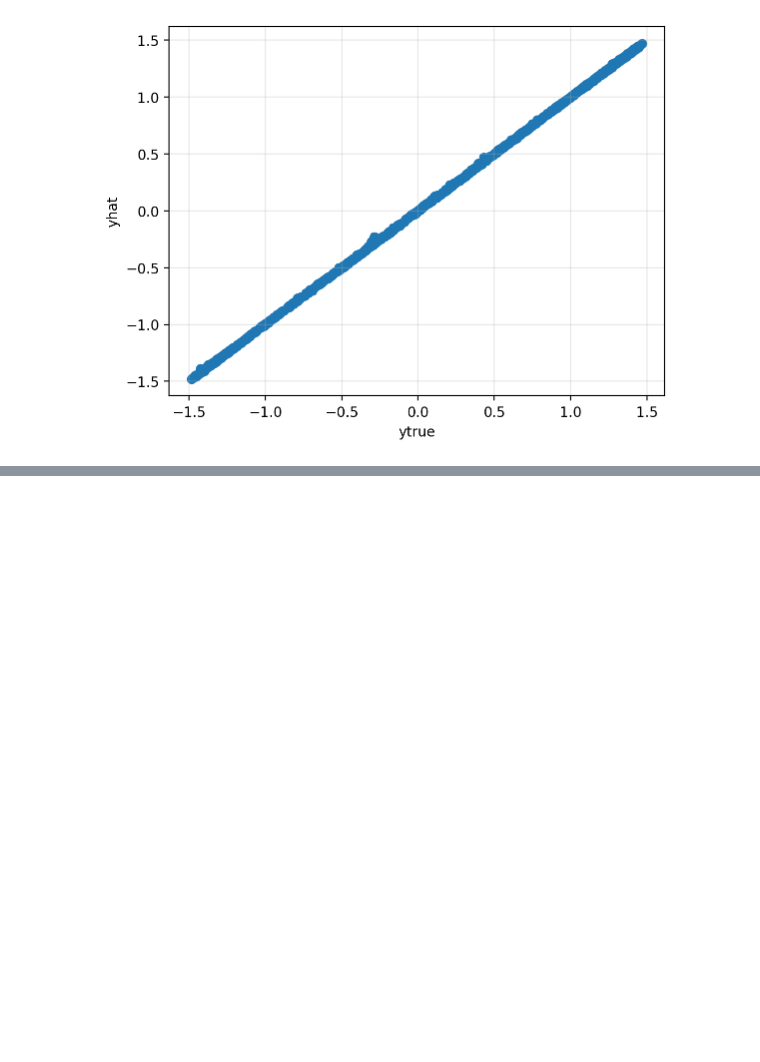
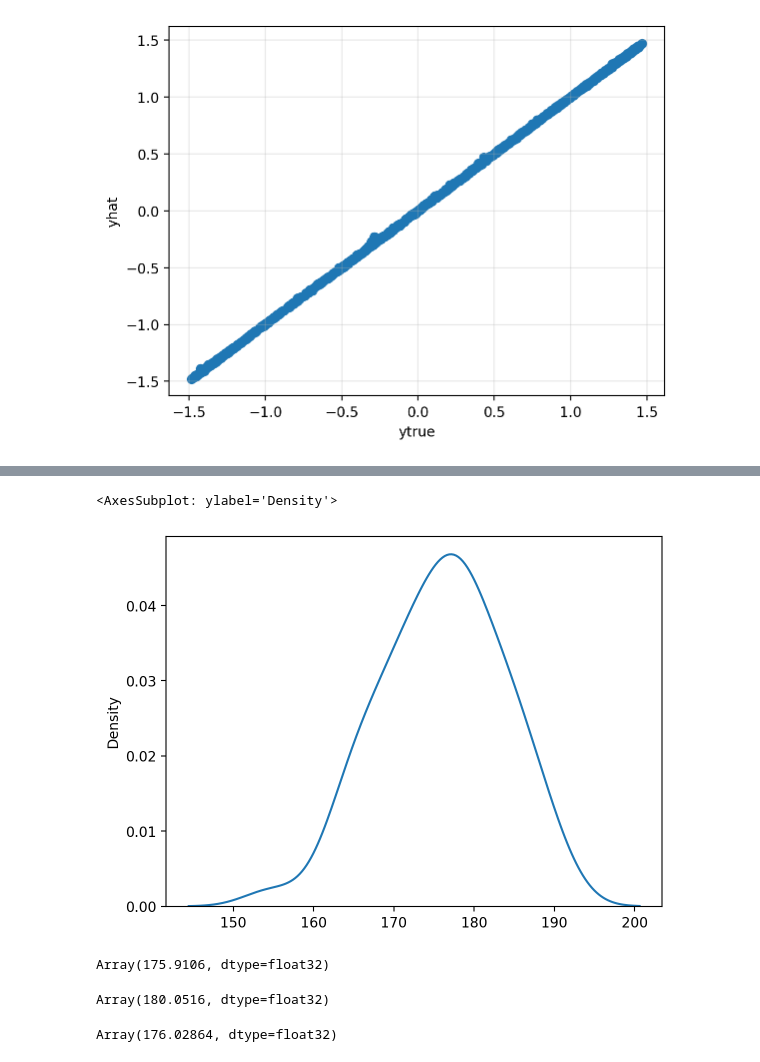
Before and after one commit to probml/rebayes, a Jupyter notebook: demos/misc/online-laplace-rb.ipynb, the cells around one changed output, grey strips where cells are left out. Cells and saved outputs as stored; diff of their text form; code cells hidden in the pictures; blank space fills up the shorter version.

```diff
--- a/demos/misc/online-laplace-rb.ipynb
+++ b/demos/misc/online-laplace-rb.ipynb
@@ -166,0 +182,18 @@ plt.grid(alpha=0.3)
+# %%
+mean_map = state_final.params
+# %%
+params_ravel, rfn = ravel_pytree(mean_map)
+cov_ravel, _ = ravel_pytree(covdiag)
+
+nsamples = 55
+nparams = len(params_ravel)
+keys = jax.random.split(key, nparams)
+
+samples_posterior = jax.random.normal(key, (nparams, nsamples)) * jnp.sqrt(cov_ravel)[:, None]  + params_ravel[:, None]
+samples_posterior = jax.vmap(rfn, in_axes=1, out_axes=0)(samples_posterior)
+# %%
+ppsamples = jax.vmap(model.apply, (0, None))(samples_posterior, X_test).squeeze()
+ppsamples = ppsamples * ystd + ymean
+# %%
+ix = 100
+ppsamples[:, ix]
@@ -166,0 +211,17 @@ plt.grid(alpha=0.3)
+# %%
+sns.kdeplot(ppsamples[:, ix])
+# %% [output]
+<AxesSubplot: ylabel='Density'>
+[figure, added]
+# %%
+ppsamples[:, ix].mean()
+# %% [output]
+Array(175.9106, dtype=float32)
+# %%
+y_test[ix]
+# %% [output]
+Array(180.0516, dtype=float32)
+# %%
+yhat_test[ix]
+# %% [output]
+Array(176.02864, dtype=float32)
```
Also changed, not shown: parts of 7 cells of this notebook.
